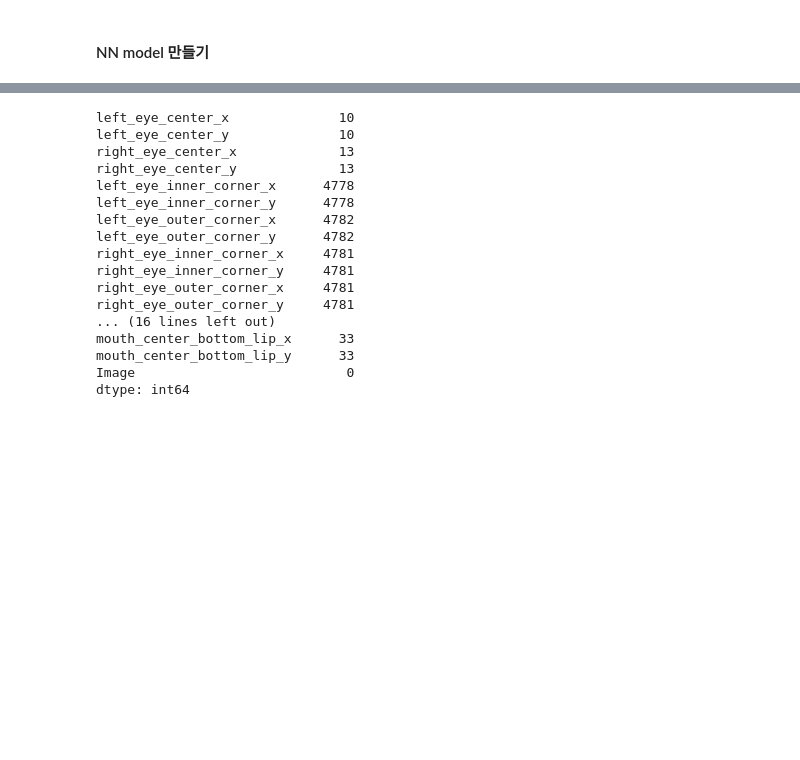
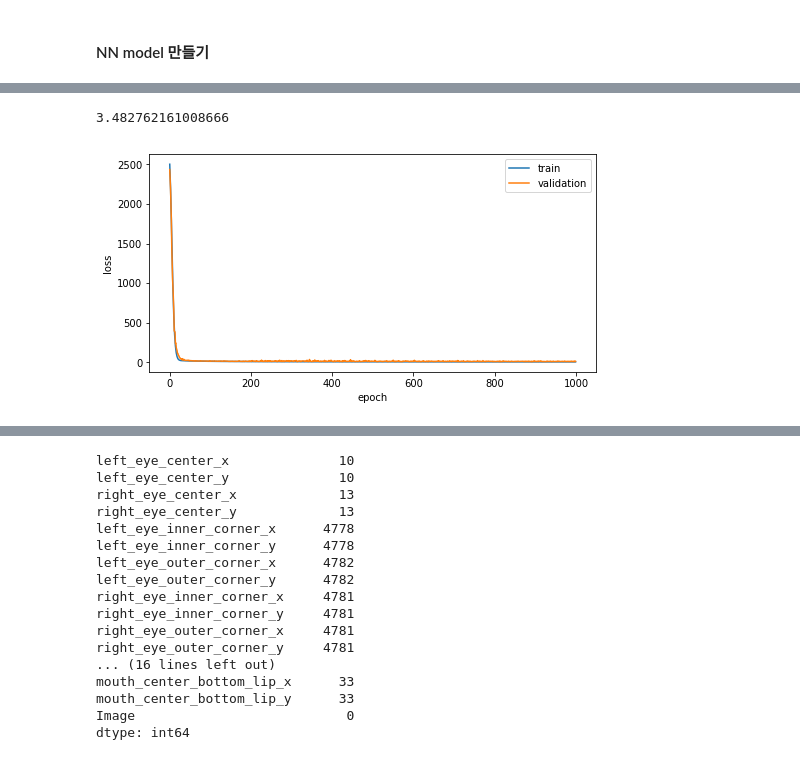
Before and after one commit to ultra118/Python_ML, a Jupyter notebook: Kaggle/facial_keypoints/FKD_pre_processing.ipynb, the cells around one changed output, grey strips where cells are left out. Cells and saved outputs as stored; diff of their text form; code cells hidden in the pictures; blank space fills up the shorter version.

```diff
--- a/Kaggle/facial_keypoints/FKD_pre_processing.ipynb
+++ b/Kaggle/facial_keypoints/FKD_pre_processing.ipynb
@@ -521,3 +540,6 @@ Using TensorFlow backend.
+# %%
+x_origin_train = x_train[:,:8]
+x_origin_test = x_test[:,:8]
 # %%
 class NNmodel:
     def __init__(self, x_train, x_test, y_train, y_test, epoch):
@@ -536,26 +558,47 @@ class NNmodel:
                              kernel_regularizer=regularizers.l2(0.01)))
         self.model.add(BatchNormalization(axis=-1))
         self.model.add(Activation('relu'))
-        self.model.add(Dropout(0.5))
+#        self.model.add(Dropout(0.5))
         self.model.add(Dense(256, kernel_initializer='he_normal',
                              use_bias=True, bias_initializer='he_normal',
                              kernel_regularizer=regularizers.l2(0.01)))
         self.model.add(BatchNormalization(axis=-1))
         self.model.add(Activation('relu'))
         self.model.add(Dropout(0.5))
-        self.model.add(Dense(512, kernel_initializer='he_normal',
+        self.model.add(Dense(84, kernel_initializer='he_normal',
                              use_bias=True, bias_initializer='he_normal',
                              kernel_regularizer=regularizers.l2(0.01)))
         self.model.add(BatchNormalization(axis=-1))
         self.model.add(Activation('relu'))
-        self.model.add(Dropout(0.5))
+#        self.model.add(Dropout(0.5))
         self.model.add(Dense(22, kernel_initializer='he_normal',
                              use_bias=True, bias_initializer='he_normal',
                              kernel_regularizer=regularizers.l2(0.01)))
-        self.model.compile(optimizer = Adam(0.0001), loss='mse', metrics = ['mae'])
+        self.model.compile(optimizer = Adam(lr=0.001, beta_1=0.9, beta_2=0.999, epsilon=None, decay=0.0, amsgrad=False), loss='mse', metrics = ['mae'])
         print(self.model.summary())
         print(self.model.input, self.model.output)
-    def training_model(self):
-        csv_logger = CSVLogger('fillnan_1.log', separator=',', append=True)
-        log = self.model.fit(self.x_train, self.y_train, epochs=self.epoch, batch_size=50, validation_data=[self.x_test, self.y_test], callbacks=[csv_logger])
-        self.model.save('fillnan_1.h5')
+    def training_model(self, file_name):
+        csv_logger = CSVLogger(file_name+ '.log', separator=',', append=True)
+        #reduce_lr = ReduceLROnPlateau(monitor='val_loss', factor=0.2, patience=5, min_lr=0.0001)
+
+        self.log = self.model.fit(self.x_train, self.y_train, epochs=self.epoch, batch_size=50, validation_data=[self.x_test, self.y_test], callbacks=[csv_logger])
+        self.model.save(file_name + '.h5')
+# %%
+def show_results(*logs):
+    trn_loss, val_loss, trn_acc, val_acc = [],[],[],[]
+
+    for log in logs:
+        trn_loss += log.history['loss']
+        val_loss += log.history['val_loss']
+
+    fig, ax = plt.subplots(figsize = (8,4))
+    # loss value
+    ax.plot(trn_loss, label = 'train')
+    # accuracy
+    ax.plot(val_loss, label = 'validation')
+    ax.set_xlabel('epoch')
+    ax.set_ylabel('loss')
+    ax.legend()
+# %%
+nnmodel_ori1 = NNmodel(x_origin_train, x_origin_test, y_train, y_test, 1000)
+nnmodel_ori1.training_model('origin_data_model')
@@ -562 +623,9 @@ class NNmodel:
+# %%
+sum(nnmodel_ori1.log.history['loss'][-10:])/10
+# %% [output]
+3.482762161008666
+# %%
+show_results(nnmodel_ori1.log)
+# %% [output]
+[figure, added]
 # %%
```
Also changed, not shown: parts of 62 cells of this notebook.
